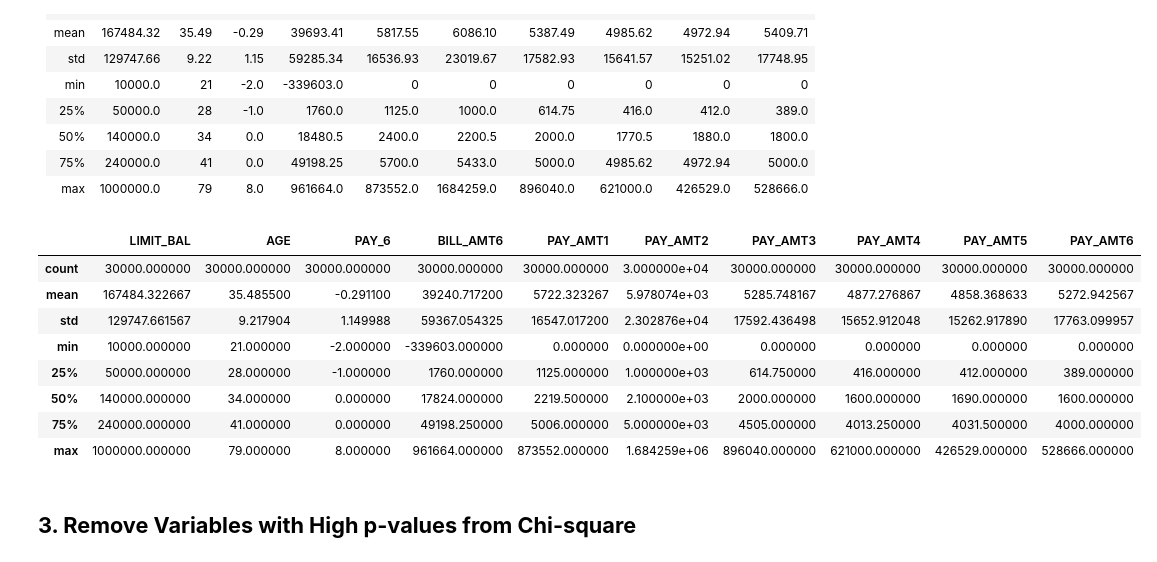
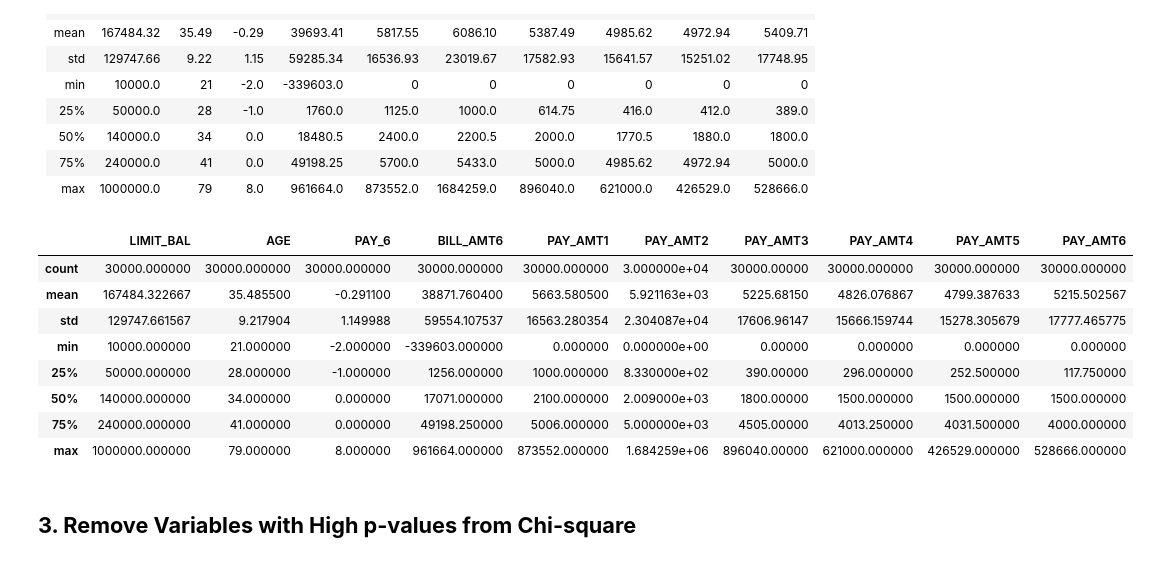
Before and after one commit to ThitarThitaporn/Machine-Learning-2023, a Jupyter notebook: Lab/Lab#1/Lab1-2.ipynb, the cells around one changed output. Cells and saved outputs as stored; diff of their text form; code cells hidden in the pictures; folded sections open.

```diff
--- a/Lab/Lab#1/Lab1-2.ipynb
+++ b/Lab/Lab#1/Lab1-2.ipynb
@@ -122,13 +122,17 @@ Before proceeding with filling missing values, it is crucial to comprehend the s
 </details>
 # %%
 ### START CODE HERE ###
+
 non_numeric_columns = df.select_dtypes(exclude=[np.number]).columns
+df[non_numeric_columns] = df[non_numeric_columns] = df[non_numeric_columns].replace('0', np.nan)
+df['LIMIT_BAL'] = df['LIMIT_BAL'].fillna(df['LIMIT_BAL'].median())
+df['AGE'] = df['AGE'].fillna(df['AGE'].median())
 
 # Exclude non-numeric columns from the operation
 numeric_columns = df.columns.difference(non_numeric_columns)
 
 # Fill NaN values with the median for numeric columns only
-df[numeric_columns] = df[numeric_columns].apply(lambda x: x.fillna(x.median()))
+df[numeric_columns] = df[numeric_columns].apply(lambda x: x.fillna(0))
 
 print(df.columns)
 
@@ -224,8 +228,10 @@ $$
 </details>
 # %%
 ### START CODE HERE ###
-df = df.select_dtypes(include=['number'])
-correlation_matrix = df.corr()
+
+numerical_columns = df.select_dtypes(include=['number'])
+correlation_matrix = numerical_columns.corr()
+
 
 ### END CODE HERE ###
 # %% [markdown]
@@ -286,11 +292,11 @@ Drop the input variables (columns) that have high correlation (too similar) > 0.
 ### START CODE HERE ###
 to_drop = [ ]
 
-for c1 in df:
-  for c2 in df:
+for c1 in numerical_columns:
+  for c2 in numerical_columns:
     if c1 != c2 and c2 not in to_drop and correlation_matrix[c1][c2] > 0.6:
       to_drop.append(c1)
-df2 = df.drop(columns=to_drop)
+df = df.drop(columns=to_drop)
 ### END CODE HERE ###
 # %% [markdown]
 <details>
@@ -316,17 +322,17 @@ df2 = df.drop(columns=to_drop)
 
 </details>
 # %%
-df2.describe()
+df.describe()
 # %% [output]
 |  | LIMIT_BAL | AGE | PAY_6 | BILL_AMT6 | PAY_AMT1 | PAY_AMT2 | PAY_AMT3 | PAY_AMT4 | PAY_AMT5 | PAY_AMT6 |
-| count | 30000.000000 | 30000.000000 | 30000.000000 | 30000.000000 | 30000.000000 | 3.000000e+04 | 30000.000000 | 30000.000000 | 30000.000000 | 30000.000000 |
-| mean | 167484.322667 | 35.485500 | -0.291100 | 39240.717200 | 5722.323267 | 5.978074e+03 | 5285.748167 | 4877.276867 | 4858.368633 | 5272.942567 |
-| std | 129747.661567 | 9.217904 | 1.149988 | 59367.054325 | 16547.017200 | 2.302876e+04 | 17592.436498 | 15652.912048 | 15262.917890 | 17763.099957 |
-| min | 10000.000000 | 21.000000 | -2.000000 | -339603.000000 | 0.000000 | 0.000000e+00 | 0.000000 | 0.000000 | 0.000000 | 0.000000 |
-| 25% | 50000.000000 | 28.000000 | -1.000000 | 1760.000000 | 1125.000000 | 1.000000e+03 | 614.750000 | 416.000000 | 412.000000 | 389.000000 |
-| 50% | 140000.000000 | 34.000000 | 0.000000 | 17824.000000 | 2219.500000 | 2.100000e+03 | 2000.000000 | 1600.000000 | 1690.000000 | 1600.000000 |
-| 75% | 240000.000000 | 41.000000 | 0.000000 | 49198.250000 | 5006.000000 | 5.000000e+03 | 4505.000000 | 4013.250000 | 4031.500000 | 4000.000000 |
-| max | 1000000.000000 | 79.000000 | 8.000000 | 961664.000000 | 873552.000000 | 1.684259e+06 | 896040.000000 | 621000.000000 | 426529.000000 | 528666.000000 |
+| count | 30000.000000 | 30000.000000 | 30000.000000 | 30000.000000 | 30000.000000 | 3.000000e+04 | 30000.00000 | 30000.000000 | 30000.000000 | 30000.000000 |
+| mean | 167484.322667 | 35.485500 | -0.291100 | 38871.760400 | 5663.580500 | 5.921163e+03 | 5225.68150 | 4826.076867 | 4799.387633 | 5215.502567 |
+| std | 129747.661567 | 9.217904 | 1.149988 | 59554.107537 | 16563.280354 | 2.304087e+04 | 17606.96147 | 15666.159744 | 15278.305679 | 17777.465775 |
+| min | 10000.000000 | 21.000000 | -2.000000 | -339603.000000 | 0.000000 | 0.000000e+00 | 0.00000 | 0.000000 | 0.000000 | 0.000000 |
+| 25% | 50000.000000 | 28.000000 | -1.000000 | 1256.000000 | 1000.000000 | 8.330000e+02 | 390.00000 | 296.000000 | 252.500000 | 117.750000 |
+| 50% | 140000.000000 | 34.000000 | 0.000000 | 17071.000000 | 2100.000000 | 2.009000e+03 | 1800.00000 | 1500.000000 | 1500.000000 | 1500.000000 |
+| 75% | 240000.000000 | 41.000000 | 0.000000 | 49198.250000 | 5006.000000 | 5.000000e+03 | 4505.00000 | 4013.250000 | 4031.500000 | 4000.000000 |
+| max | 1000000.000000 | 79.000000 | 8.000000 | 961664.000000 | 873552.000000 | 1.684259e+06 | 896040.00000 | 621000.000000 | 426529.000000 | 528666.000000 |
 # %% [markdown]
 ## **3. Remove Variables with High p-values from Chi-square**
 # %% [markdown]
```
Also changed, not shown: parts of 8 cells of this notebook.
